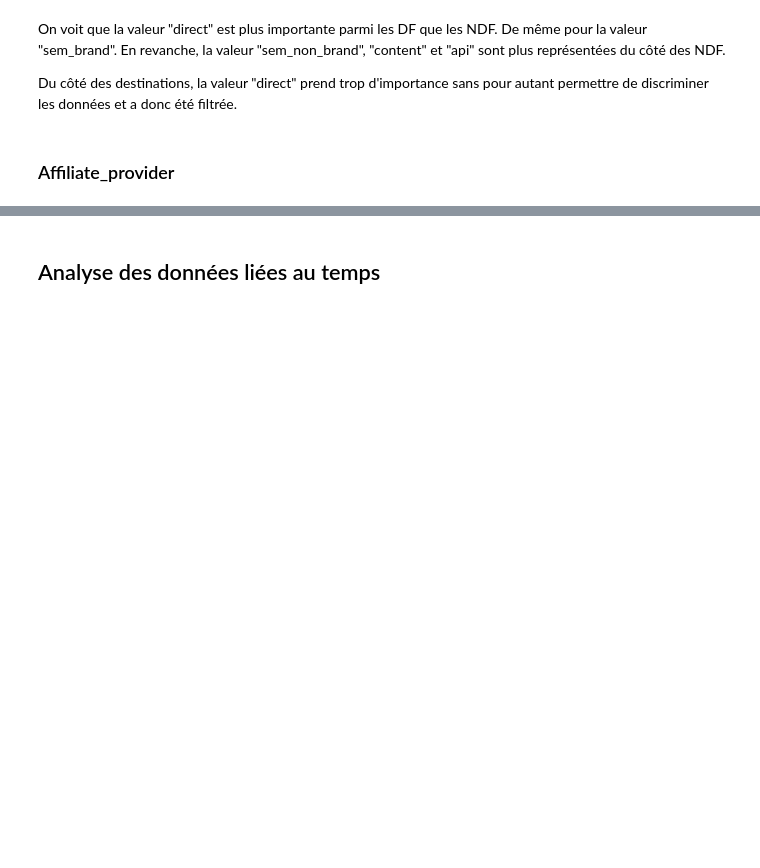
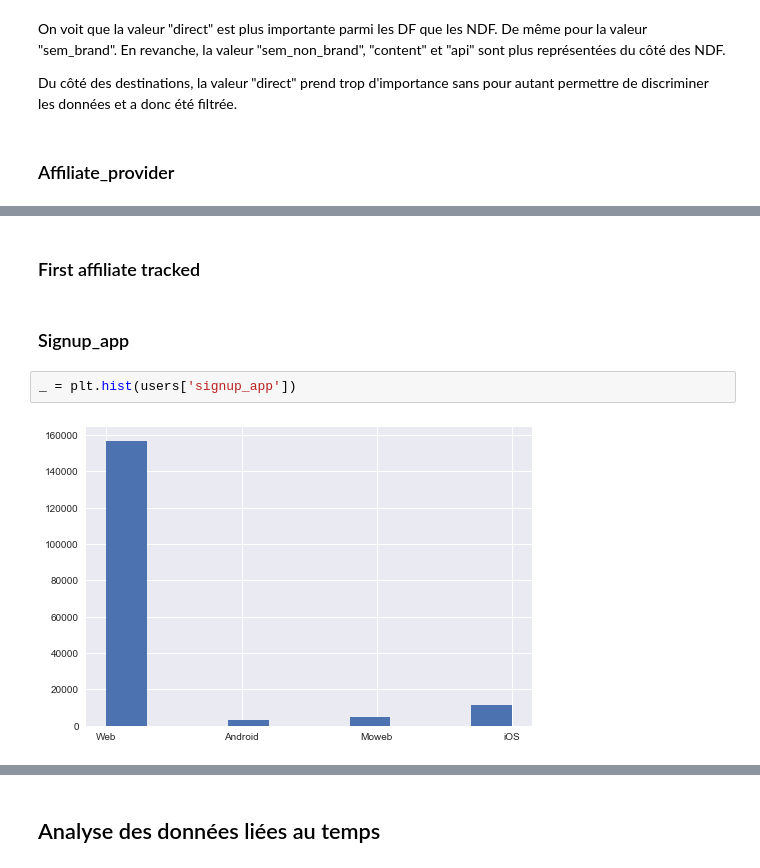
Before and after one commit to vesran/BookerGuess, a Jupyter notebook: _2_analyse_des_utilisateurs.ipynb, the cells around one changed output, grey strips where cells are left out. Drawn from its saved outputs; the diff is of its cells as text; blank space fills up the shorter version.

```diff
--- a/_2_analyse_des_utilisateurs.ipynb
+++ b/_2_analyse_des_utilisateurs.ipynb
@@ -280,0 +283,8 @@ _ = plt.hist(users['affiliate_provider'], bins=np.arange(users['affiliate_provid
+# %% [markdown]
+### First affiliate tracked
+# %% [markdown]
+### Signup_app
+# %%
+_ = plt.hist(users['signup_app'])
+# %% [output]
+[figure, added]
```
Also changed, not shown: parts of 25 cells of this notebook, 1 other file.
